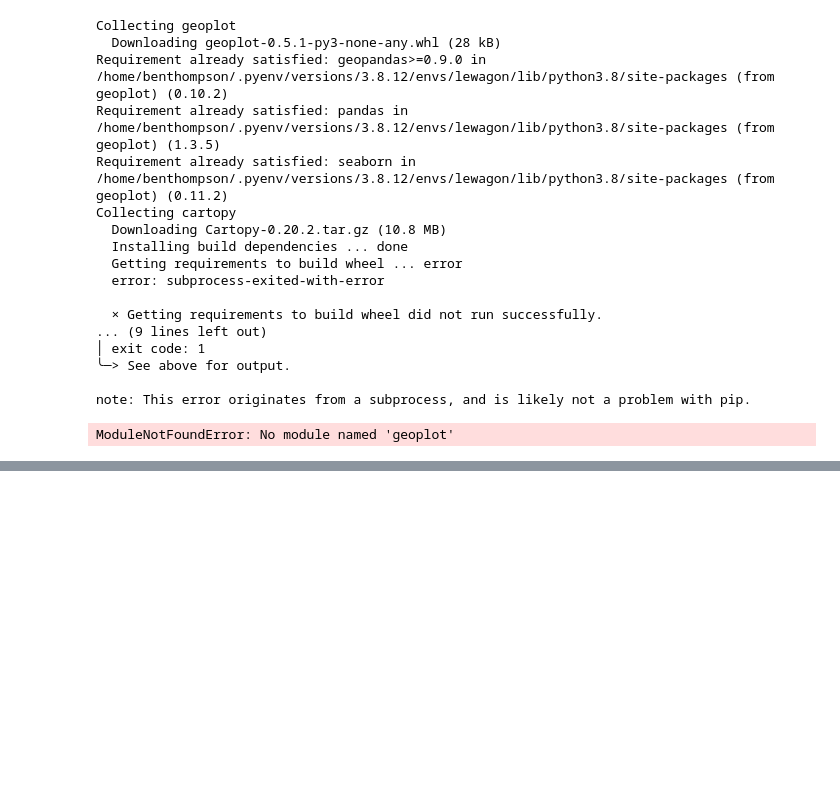
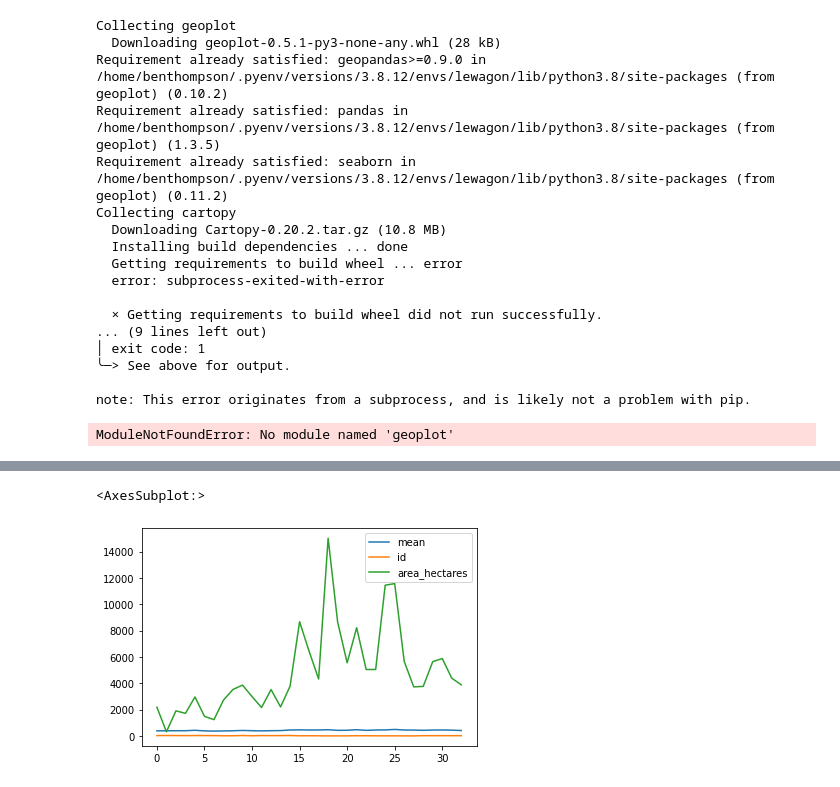
Before and after one commit to bendthompson/london-fires, a Jupyter notebook: notebooks/exploratory_notebook.ipynb, the cells around one changed output, grey strips where cells are left out. Saved outputs shown, nothing was run; the diff lists cells and outputs as text; code cells hidden in the pictures; blank space fills up the shorter version.

```diff
--- a/notebooks/exploratory_notebook.ipynb
+++ b/notebooks/exploratory_notebook.ipynb
@@ -380,0 +395,4 @@ px.choropleth_mapbox(geojson, geojson)
+# %%
+geojson['name'] = geojson['name'].str.lower()
+# %%
+merge_df = df[['mean']].merge(geojson, right_on='name',left_on='area')
@@ -380,0 +408,5 @@ px.choropleth_mapbox(geojson, geojson)
+# %%
+merge_df.plot()
+# %% [output]
+<AxesSubplot:>
+[figure, added]
```
Also changed, not shown: parts of 23 cells of this notebook.
